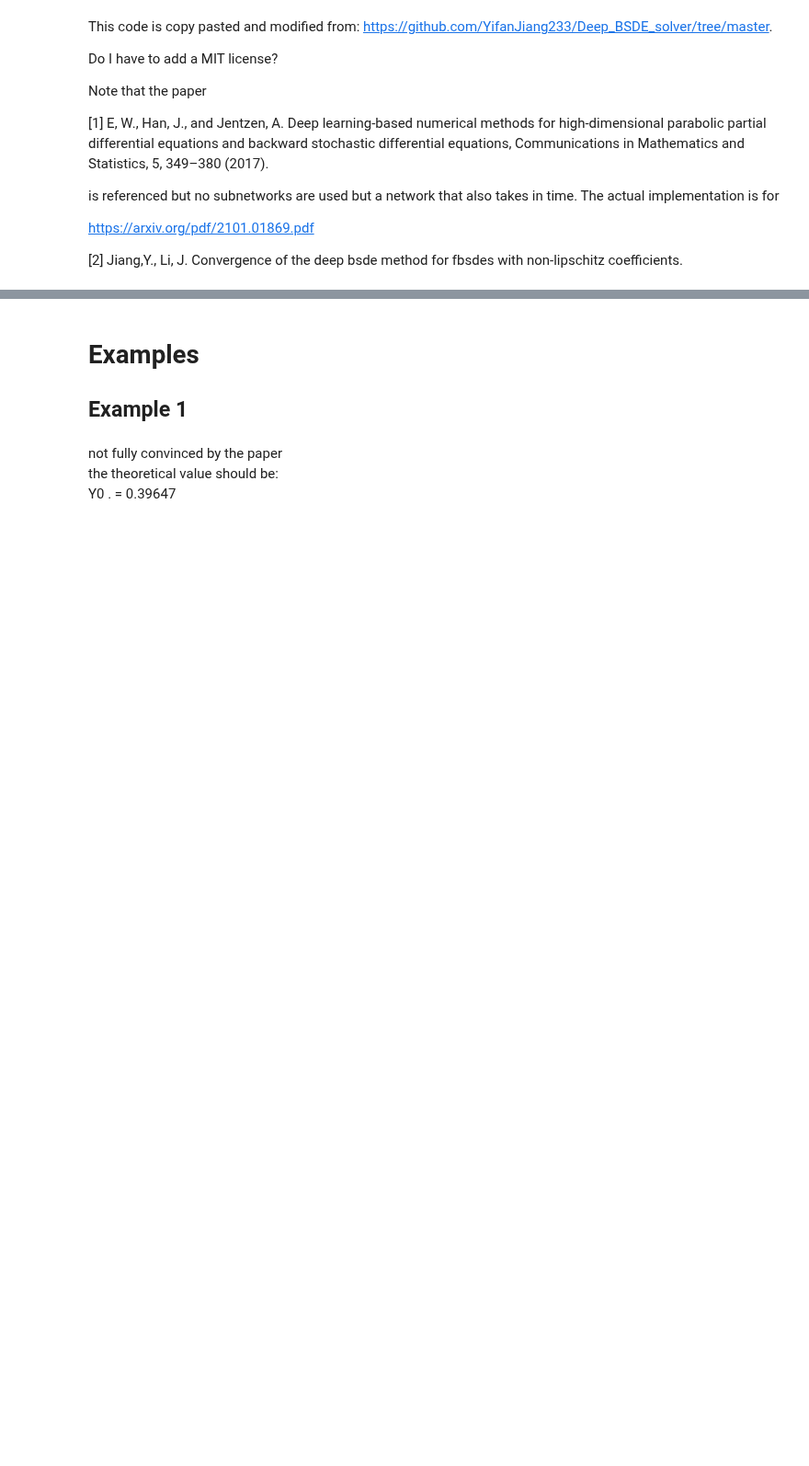
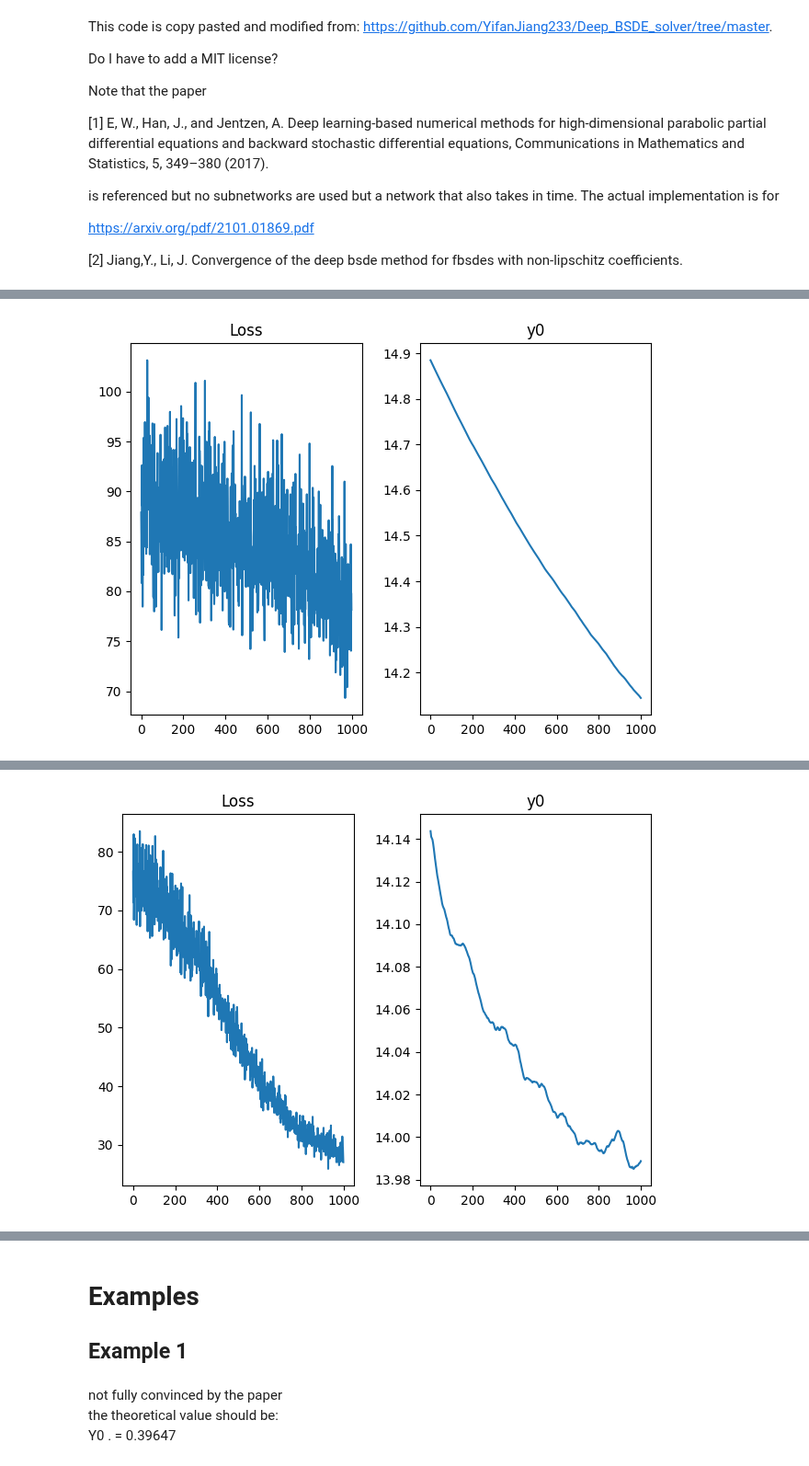
Before and after one commit to ISIPINK/Assignment_Financial_Mathematics_2024, a Jupyter notebook: deep BSDE tests/torch_git.ipynb, the cells around one changed output, grey strips where cells are left out. Shown at 92% size. Saved outputs shown, nothing was run; the diff lists cells and outputs as text; code cells hidden in the pictures; blank space fills up the shorter version.

```diff
--- a/deep BSDE tests/torch_git.ipynb
+++ b/deep BSDE tests/torch_git.ipynb
@@ -46,14 +46,14 @@ class Model(nn.Module):
         self.y_0 = nn.Parameter(equation.guess_y_0[0]*l+ equation.guess_y_0[1]*(1-l))
         self.linear1 = nn.Linear(equation.dim_x+1, dim_h) # dim_x + 1  the extra 1 for time
         self.linear2 = nn.Linear(dim_h, dim_h)
-        # self.linear3 = nn.Linear(dim_h, dim_h)
+        self.linear3 = nn.Linear(dim_h, dim_h)
         self.linear4 = nn.Linear(dim_h, equation.dim_y*equation.dim_d)
 
     def get_z(self,x,t):
         tmp = torch.cat((x, t*torch.ones(x.size()[0], 1,device=device)), 1)
         tmp = F.relu(self.linear1(tmp))
         tmp = F.relu(self.linear2(tmp))
-        # tmp = F.relu(self.linear3(tmp))
+        tmp = F.relu(self.linear3(tmp))
         return self.linear4(tmp).reshape(-1, self.equation.dim_y, self.equation.dim_d)
 
 
@@ -70,7 +70,6 @@ class Model(nn.Module):
             x = x+self.equation.b(t, x, y)*dt+torch.matmul( self.equation.sigma(t, x), dW).reshape(-1, self.equation.dim_x)
             y = y-self.equation.f(t, x, y, z)*dt + torch.matmul(z, dW).reshape(-1, self.equation.dim_y)
         return x, y
-
 
 class BSDEsolver():
     def __init__(self, equation, dim_h):
@@ -91,6 +90,6 @@ class BSDEsolver():
             loss.backward()
             optimizer.step()
 
-            if log and i%int(itr/20) == 0:
+            if log  and i%int(itr/20) == 0:
                 print(f"loss: {float(loss):7.2f} y0: {float(self.model.y_0):7.2f} done: {i/itr*100:5.2f}% Iteration: {i}")
         return loss_data, y0_data
@@ -96,0 +129,18 @@ class BSDEsolver():
+# %%
+import matplotlib.pyplot as plt
+
+torch.manual_seed(46)
+NN = [2, 5, 10,20,40]
+itrs = [1000,1000,500,200,100]
+for N,itr in zip(NN,itrs):
+    loss, y0=bsde_solver.train(batch_size, N,itr, log=True)
+    fig, axs = plt.subplots(1,2)
+    axs[0].plot(loss)
+    axs[0].set_title('Loss')
+
+    axs[1].plot(y0)
+    axs[1].set_title('y0')
+
+    plt.tight_layout()
+    plt.show()
+# %% [output]
@@ -96,0 +167 @@ class BSDEsolver():
+[figure, added]
@@ -96,0 +188 @@ class BSDEsolver():
+[figure, added]
```
Also changed, not shown: parts of 7 cells of this notebook, 1 other file.
